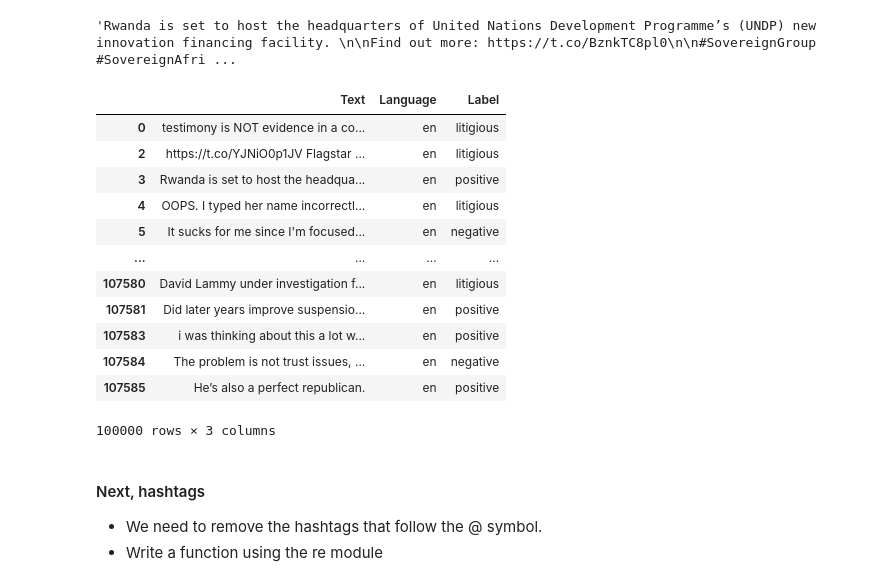
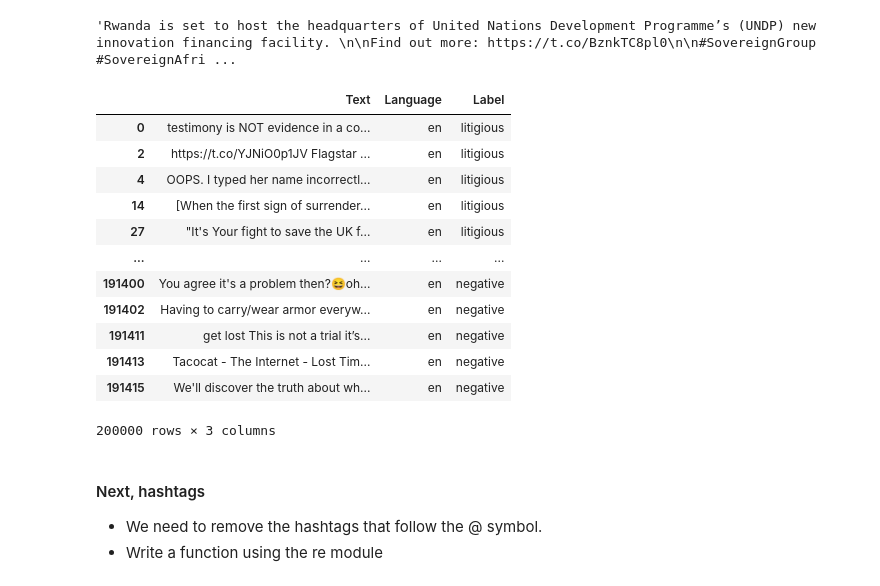
Before and after one commit to coderacheal/Alkebulan, a Jupyter notebook: Sentiment_analysis.ipynb, the cells around one changed output. Drawn from its saved outputs; the diff is of its cells as text; code cells hidden in the pictures.

```diff
--- a/Sentiment_analysis.ipynb
+++ b/Sentiment_analysis.ipynb
@@ -76,0 +89,5 @@ english_df = english_df[:100000]
+# %%
+uncertainty_df = english_df[df['Label'] =='uncertainty'][:50000]
+positive_df = english_df[df['Label'] =='positive'][:50000]
+negative_df = english_df[df['Label'] =='negative'][:50000]
+litigious_df = english_df[df['Label'] =='litigious'][:200]
@@ -76,0 +98,5 @@ english_df = english_df[:100000]
+# %%
+sentences = ['Aba', 'Nii', 'Serwaa']
+for i in range(5):
+  for sentence in sentences:
+    print (sentence)
@@ -77 +149,4 @@ english_df = english_df[:100000]
+# %%
+data = pd.concat([litigious_df, uncertainty_df, positive_df, negative_df, engineered_litigious_df], axis=0)
+data
 # %%
@@ -131,8 +206,8 @@ def remove_usernames(text):
     return result
 
 
-english_df['Text'] = english_df['Text'].apply(remove_usernames)
-english_df
+data['Text'] = data['Text'].apply(remove_usernames)
+data
 # %% [output]
 |  | Text | Language | Label |
 | 0 | testimony is NOT evidence in a co... | en | litigious |
@@ -170,26 +245,26 @@ english_df['Text'][3]
 # %%
 def remove_hastags(text):
     pattern = r'#\w+\s?'
     result = re.sub(pattern, '', text)
     return result
 
 
-english_df['Text'] = english_df['Text'].apply(remove_hastags)
-english_df
+data['Text'] = data['Text'].apply(remove_hastags)
+data
 # %% [output]
 |  | Text | Language | Label |
 | 0 | testimony is NOT evidence in a co... | en | litigious |
 | 2 | https://t.co/YJNiO0p1JV Flagstar ... | en | litigious |
-| 3 | Rwanda is set to host the headqua... | en | positive |
 | 4 | OOPS. I typed her name incorrectl... | en | litigious |
-| 5 | It sucks for me since I'm focused... | en | negative |
+| 14 | [When the first sign of surrender... | en | litigious |
+| 27 | "It's Your fight to save the UK f... | en | litigious |
 | ... | ... | ... | ... |
-| 107580 | David Lammy under investigation f... | en | litigious |
-| 107581 | Did later years improve suspensio... | en | positive |
-| 107583 | i was thinking about this a lot w... | en | positive |
-| 107584 | The problem is not trust issues, ... | en | negative |
-| 107585 | He’s also a perfect republican. | en | positive |
+| 191400 | You agree it's a problem then?😆oh... | en | negative |
+| 191402 | Having to carry/wear armor everyw... | en | negative |
+| 191411 | get lost This is not a trial it’s... | en | negative |
+| 191413 | Tacocat - The Internet - Lost Tim... | en | negative |
+| 191415 | We'll discover the truth about wh... | en | negative |
-100000 rows × 3 columns
+200000 rows × 3 columns
 # %% [markdown]
 #### Next, hashtags
 
```
Also changed, not shown: parts of 34 cells of this notebook.
